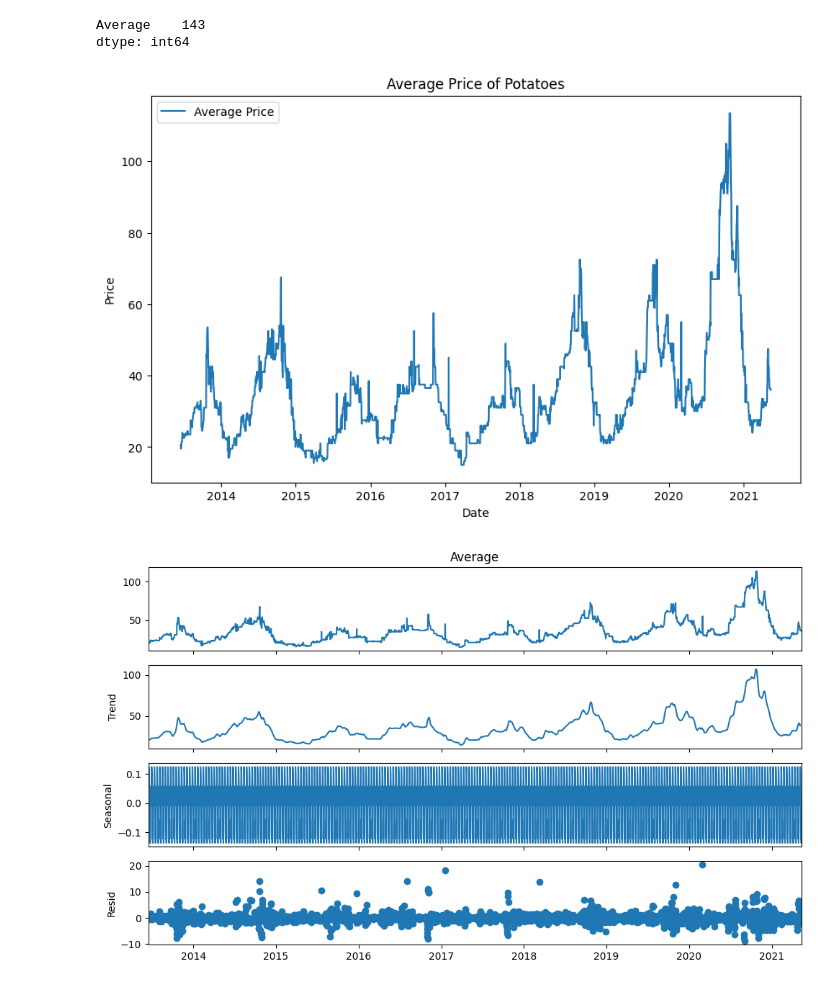
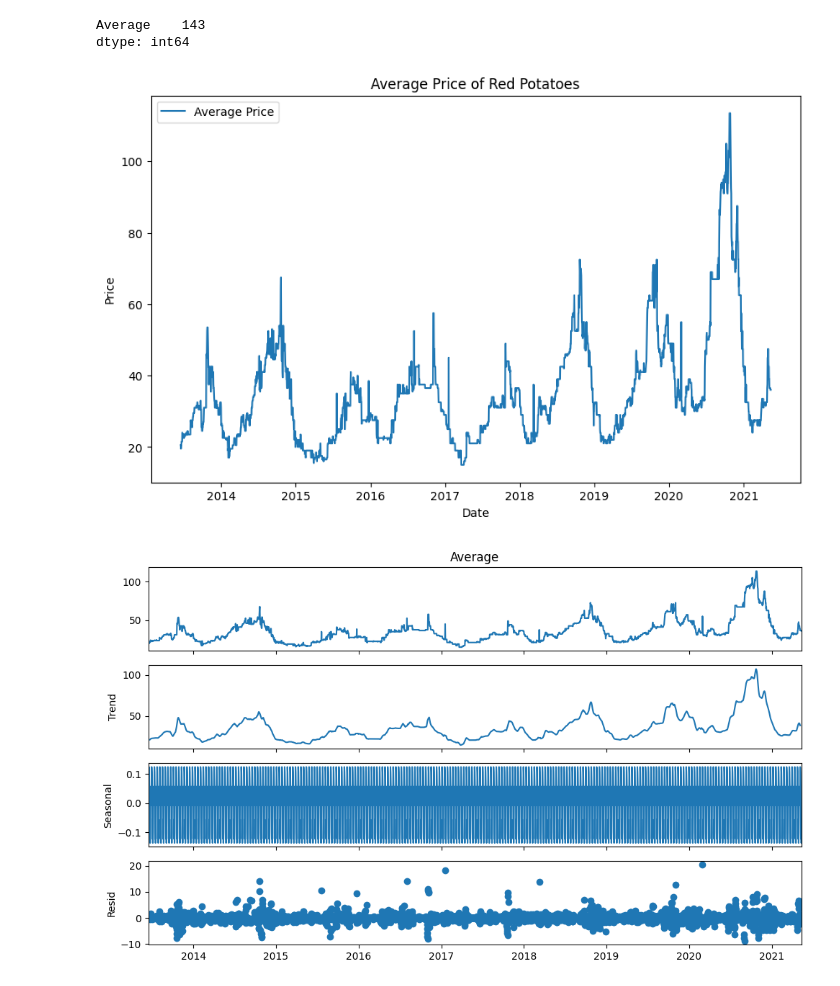
Before and after one commit to lukas-stamm/PAII, a Jupyter notebook: modelling/model_development.ipynb, the cells around one changed output. Cells and saved outputs as stored; diff of their text form; code cells hidden in the pictures.

```diff
--- a/modelling/model_development.ipynb
+++ b/modelling/model_development.ipynb
@@ -74,13 +74,13 @@ potato_prices = potato_prices.ffill()
 # %%
 plt.figure(figsize=(10, 6))
 plt.plot(potato_prices['Average'], label='Average Price')
-plt.title('Average Price of Potatoes')
+plt.title('Average Price of Red Potatoes')
 plt.xlabel('Date')
 plt.ylabel('Price')
 plt.legend()
 plt.show()
 # %% [output]
-[figure, old version]
+[figure, new version]
 # %%
 decomposed = seasonal_decompose(potato_prices['Average'], model='additive', period=12)
 
```
Also changed, not shown: parts of 14 cells of this notebook, 3 other files.
